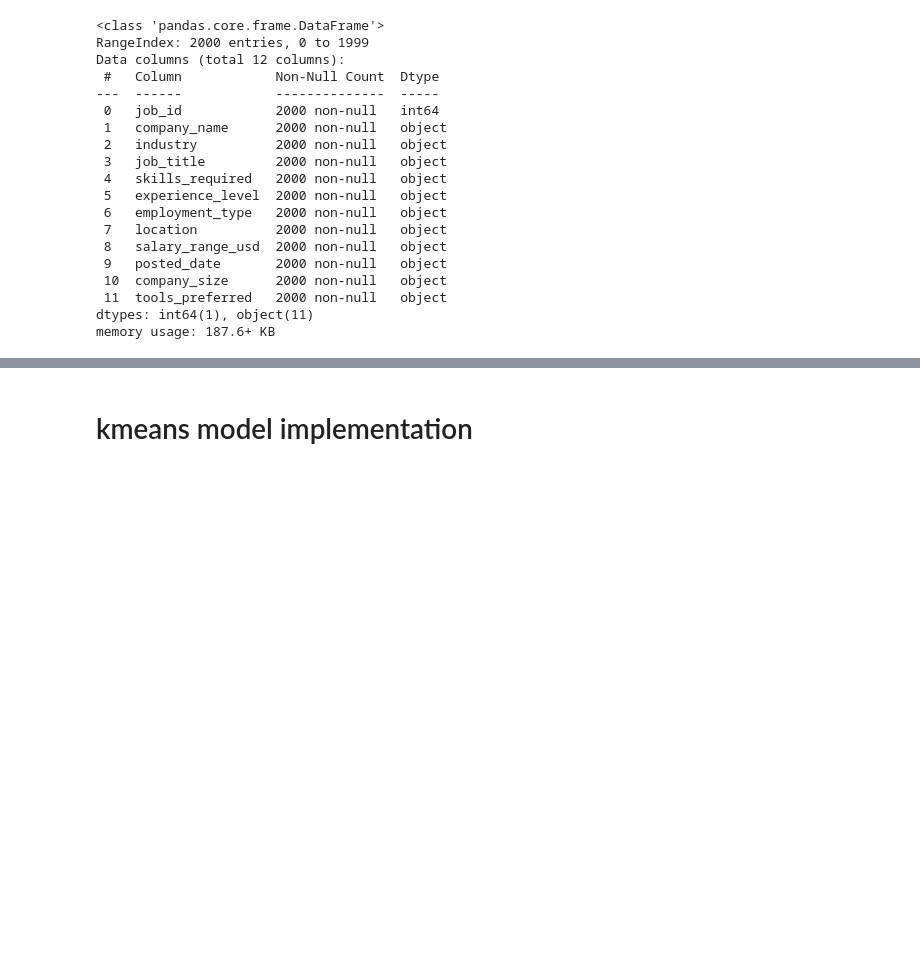
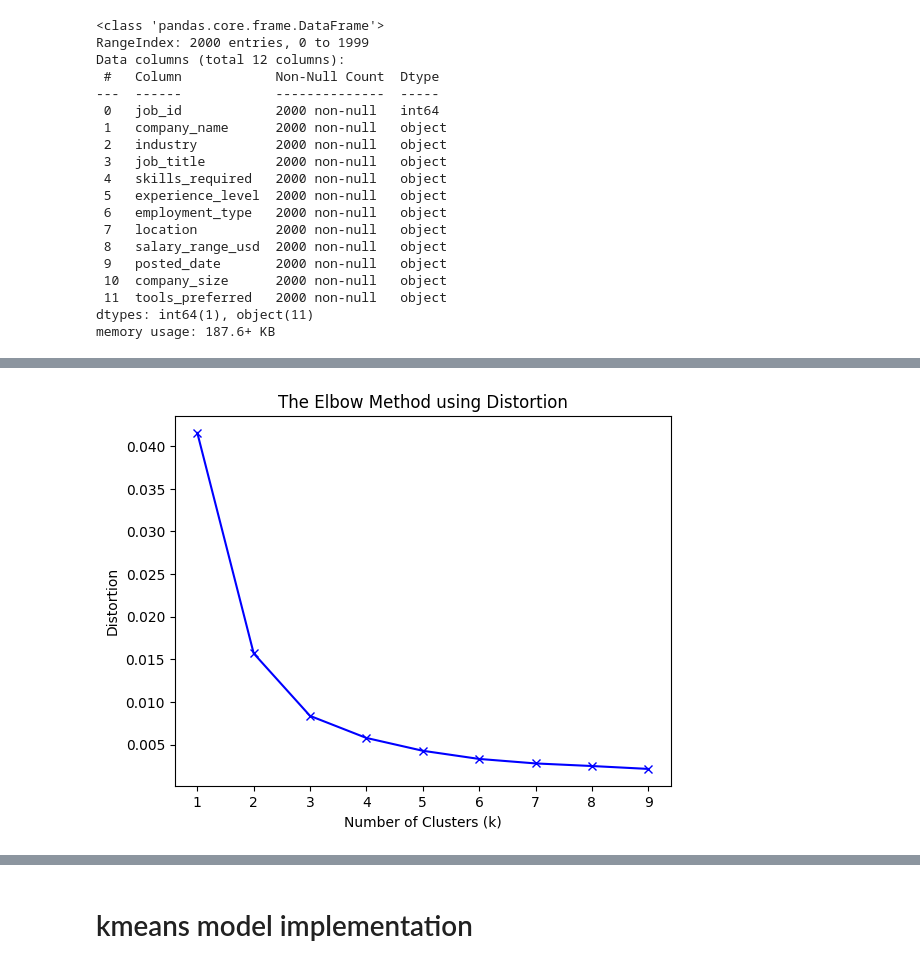
Before and after one commit to aldosiregar/Ai-data-workforce, a Jupyter notebook: ai workforce in america.ipynb, the cells around one changed output, grey strips where cells are left out. Cells and saved outputs as stored; diff of their text form; code cells hidden in the pictures; blank space fills up the shorter version.

```diff
--- a/ai workforce in america.ipynb
+++ b/ai workforce in america.ipynb
@@ -200,0 +436,8 @@ used_df = combine_dataframe(used_df, salary_range_usd)
+# %%
+test = minmax_scaler_list[0].transform(contract_data)
+
+autoencoder = Transformer.transform(
+    test, input_shape=test.shape[1], to_shape=to_shape, hidden_layer=hidden_layer, loss=loss, epoch=epoch)
+autoencoder_result = pd.DataFrame(
+    autoencoder.predict(test)
+)
@@ -200,0 +456,6 @@ used_df = combine_dataframe(used_df, salary_range_usd)
+# %%
+ElbowMethod.report(
+    autoencoder.get_result(minmax_scaler.transform(contract_data))
+)
+# %% [output]
+[figure, added]
```
Also changed, not shown: parts of 56 cells of this notebook, 11 other files.
